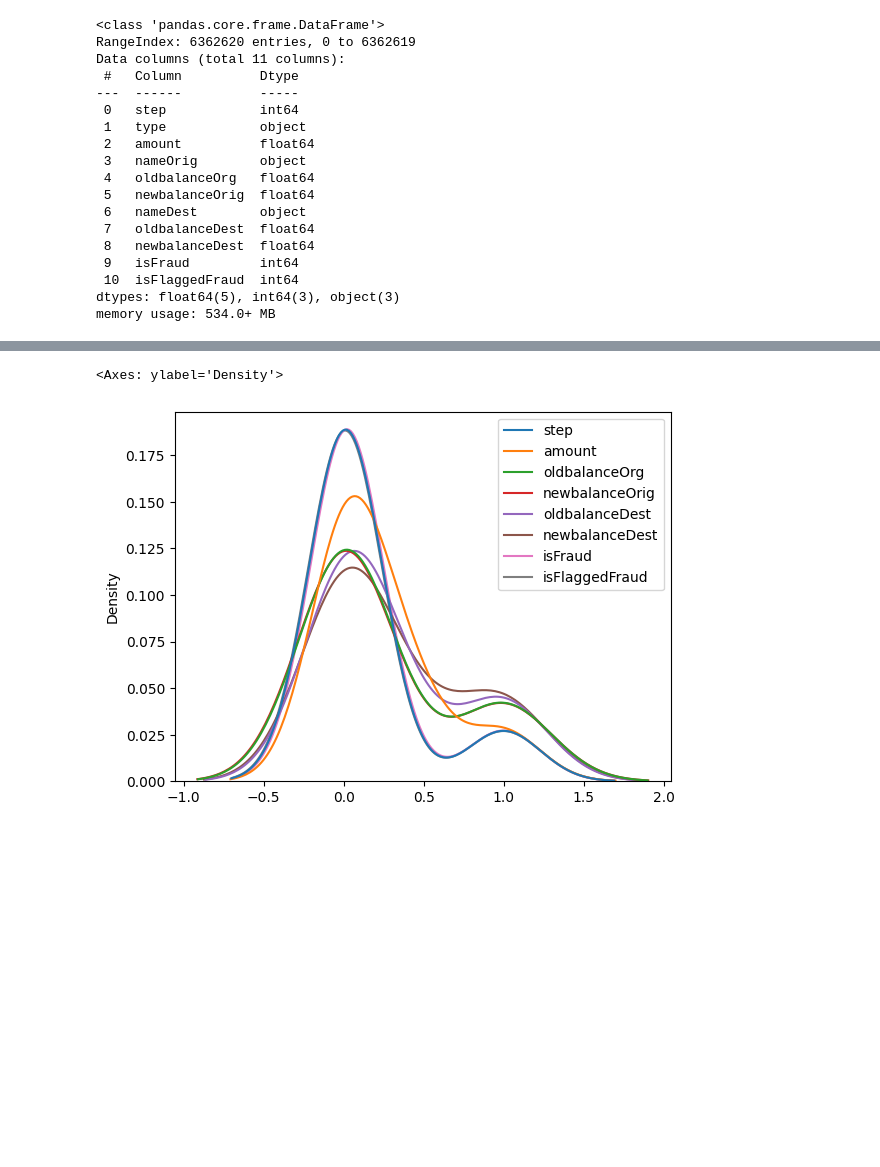
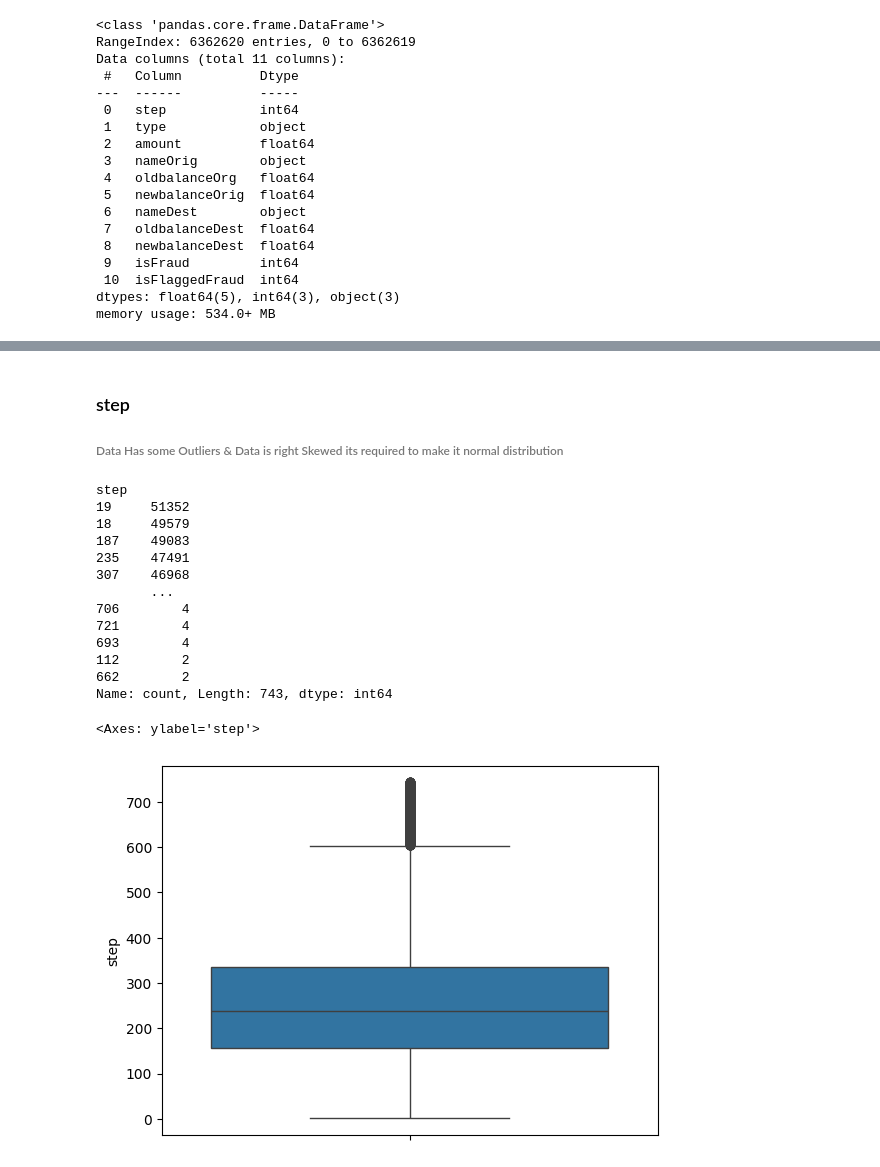
Before and after one commit to vitthalbulbule/FraudTransactionDetection, a Jupyter notebook: fraud.ipynb, the cells around one changed output, grey strips where cells are left out. Cells and saved outputs as stored; diff of their text form; code cells hidden in the pictures; blank space fills up the shorter version.

```diff
--- a/fraud.ipynb
+++ b/fraud.ipynb
@@ -90,5 +104,24 @@ Name: count, Length: 743, dtype: int64
+# %% [markdown]
+### step
+###### Data Has some Outliers & Data is right Skewed its required to make it normal distribution
 # %%
-sns.kdeplot(df.corr(numeric_only=True))
+df['step'].value_counts()
 # %% [output]
-<Axes: ylabel='Density'>
+step
+19     51352
+18     49579
+187    49083
+235    47491
+307    46968
+       ...
+706        4
+721        4
+693        4
+112        2
+662        2
+Name: count, Length: 743, dtype: int64
-[figure, removed]
+# %%
+sns.boxplot(df['step'])
+# %% [output]
+<Axes: ylabel='step'>
+[figure, added]
```
Also changed, not shown: parts of 9 cells of this notebook.
